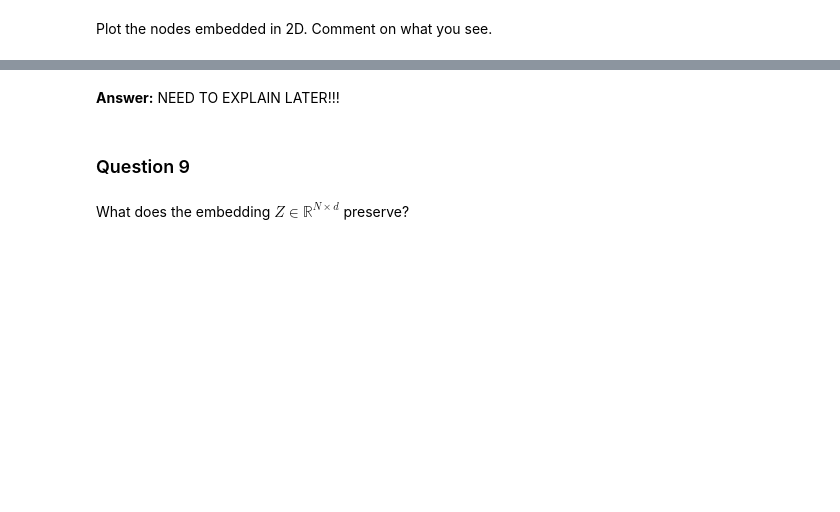
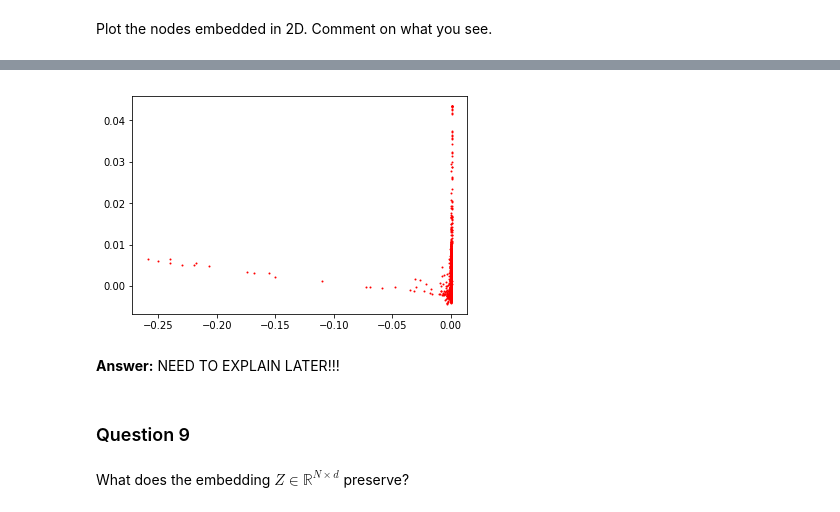
Before and after one commit to othmanbck/ntds_project_2018, a Jupyter notebook: 3_spectral_graph_theory.ipynb, the cells around one changed output, grey strips where cells are left out. Cells and saved outputs as stored; diff of their text form; code cells hidden in the pictures; blank space fills up the shorter version.

```diff
--- a/3_spectral_graph_theory.ipynb
+++ b/3_spectral_graph_theory.ipynb
@@ -192,6 +226,8 @@ plt.show()
 # %%
-plt.plot(norm_sparse_eigenvecs[:,0], sparse_eigenvecs[:,1], 'ro', markersize=1)
+plt.plot(norm_sparse_eigenvecs[:,0].real, norm_sparse_eigenvecs[:,1].real, 'ro', markersize=1)
 plt.show()
+# %% [output]
+[figure, added]
 # %% [markdown]
 **Answer:** NEED TO EXPLAIN LATER!!!
 # %% [markdown]
```
Also changed, not shown: parts of 13 cells of this notebook.
